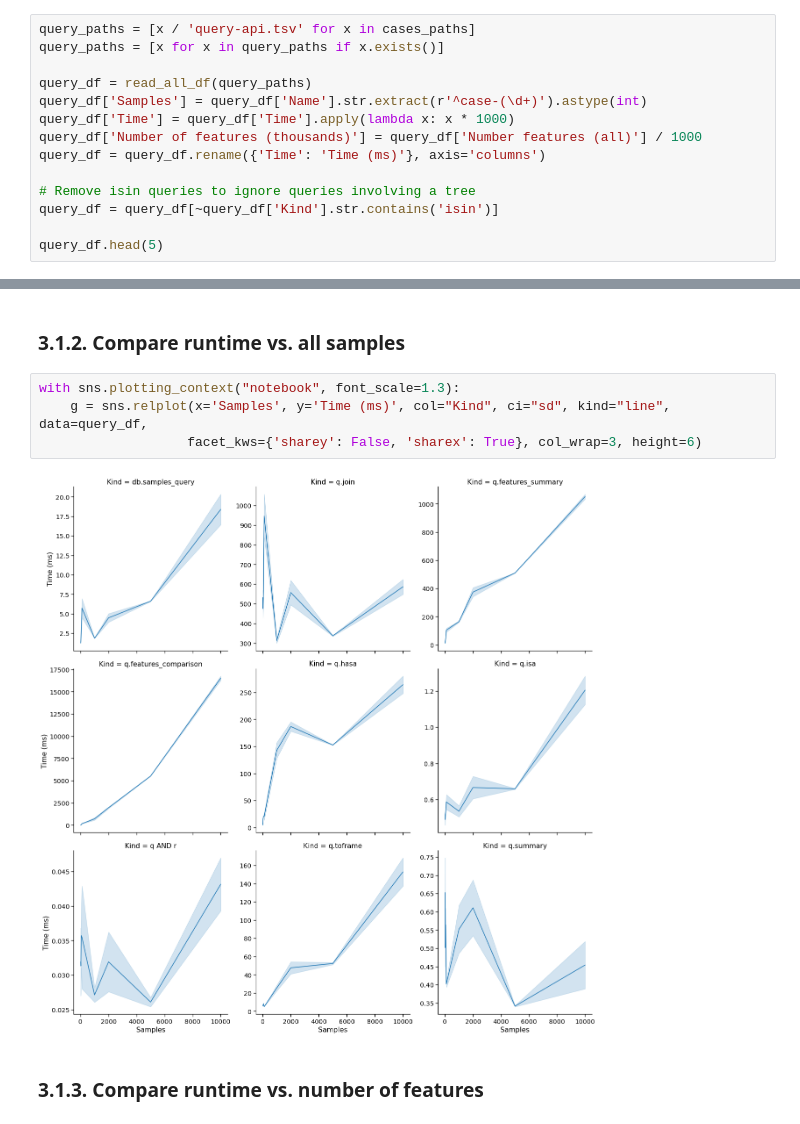
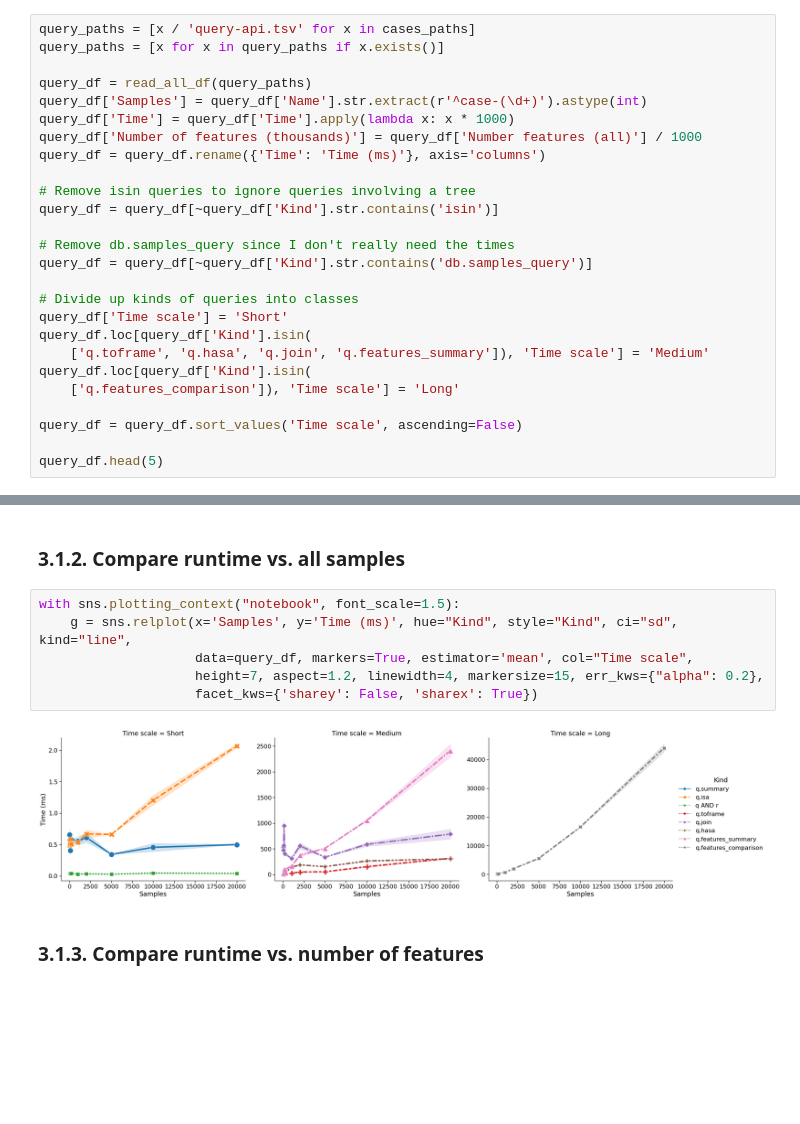
Before and after one commit to apetkau/genomics-data-index-evaluation-manuscript, a Jupyter notebook: evaluations/sars-cov-2/5-compare-results.ipynb, the cells around one changed output, grey strips where cells are left out. Cells and saved outputs as stored; diff of their text form; blank space fills up the shorter version.

Commit message:
Added comparisons

```diff
--- a/evaluations/sars-cov-2/5-compare-results.ipynb
+++ b/evaluations/sars-cov-2/5-compare-results.ipynb
@@ -181,6 +273,18 @@ query_df = query_df.rename({'Time': 'Time (ms)'}, axis='columns')
 # Remove isin queries to ignore queries involving a tree
 query_df = query_df[~query_df['Kind'].str.contains('isin')]
 
+# Remove db.samples_query since I don't really need the times
+query_df = query_df[~query_df['Kind'].str.contains('db.samples_query')]
+
+# Divide up kinds of queries into classes
+query_df['Time scale'] = 'Short'
+query_df.loc[query_df['Kind'].isin(
+    ['q.toframe', 'q.hasa', 'q.join', 'q.features_summary']), 'Time scale'] = 'Medium'
+query_df.loc[query_df['Kind'].isin(
+    ['q.features_comparison']), 'Time scale'] = 'Long'
+
+query_df = query_df.sort_values('Time scale', ascending=False)
+
 query_df.head(5)
 # %% [output]
 |  | Name | Kind | Number samples | Number features (no unknown) | Number features (all) | Number executions | ... |
@@ -207,11 +311,13 @@ with sns.plotting_context("notebook", font_scale=1.3):
 # %% [markdown]
 ### 3.1.2. Compare runtime vs. all samples
 # %%
-with sns.plotting_context("notebook", font_scale=1.3):
-    g = sns.relplot(x='Samples', y='Time (ms)', col="Kind", ci="sd", kind="line", data=query_df,
-                   facet_kws={'sharey': False, 'sharex': True}, col_wrap=3, height=6)
+with sns.plotting_context("notebook", font_scale=1.5):
+    g = sns.relplot(x='Samples', y='Time (ms)', hue="Kind", style="Kind", ci="sd", kind="line",
+                    data=query_df, markers=True, estimator='mean', col="Time scale",
+                    height=7, aspect=1.2, linewidth=4, markersize=15, err_kws={"alpha": 0.2},
+                    facet_kws={'sharey': False, 'sharex': True})
 # %% [output]
-[figure, old version]
+[figure, new version]
 # %% [markdown]
 ### 3.1.3. Compare runtime vs. number of features
 # %%
```
Also changed, not shown: parts of 55 cells of this notebook.
